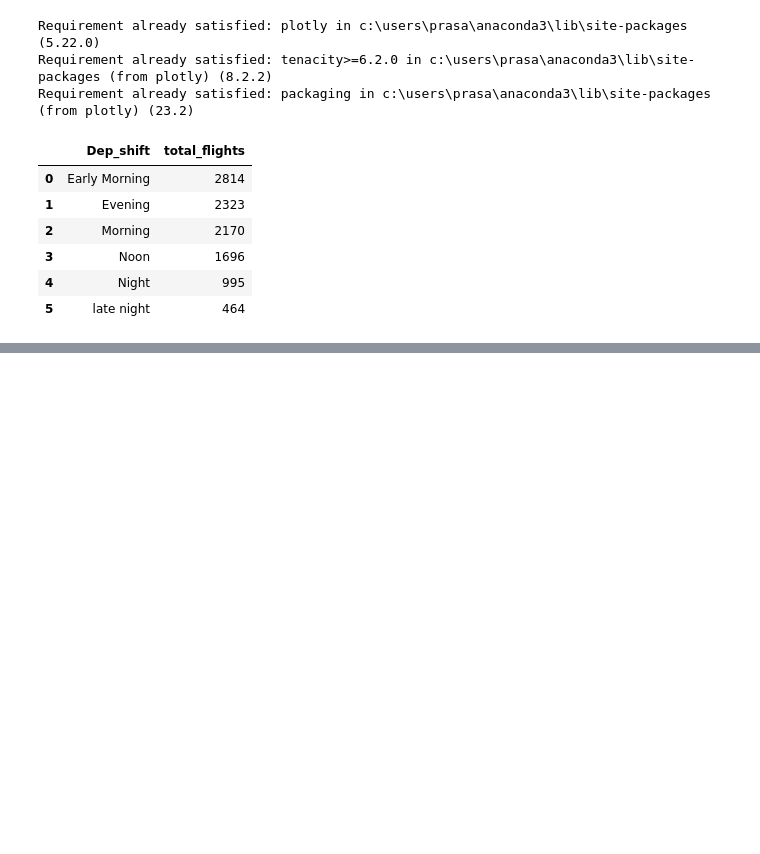
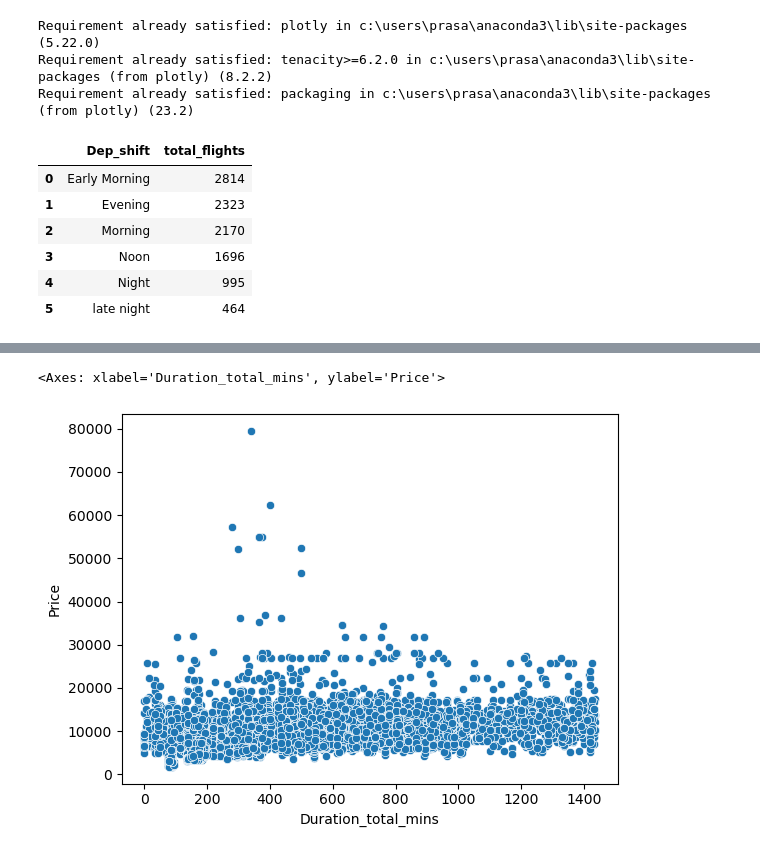
Before and after one commit to Ethan2417/Flight_Prediction_model, a Jupyter notebook: Flight_fare_prediction.ipynb, the cells around one changed output, grey strips where cells are left out. Drawn from its saved outputs; the diff is of its cells as text; code cells hidden in the pictures; blank space fills up the shorter version.

Commit message:
Data Preprocessing

```diff
--- a/Flight_fare_prediction.ipynb
+++ b/Flight_fare_prediction.ipynb
@@ -214,0 +236,2 @@ px.bar(data_frame = counts, x = "Dep_shift", y = "total_flights")
+# %%
+data['Duration'] = data['Duration'].apply(preprocess_duration)
@@ -214,0 +268,4 @@ px.bar(data_frame = counts, x = "Dep_shift", y = "total_flights")
+# %%
+data["Duration_hour"] = pd.to_timedelta(data["Duration"]).dt.components.hours
+# %%
+data["Duration_minute"] = pd.to_timedelta(data["Duration"]).dt.components.minutes
@@ -214,0 +299,2 @@ px.bar(data_frame = counts, x = "Dep_shift", y = "total_flights")
+# %%
+data["Duration_total_mins"] = data["Duration_hour"] * 60 + data["Duration_minute"]
@@ -214,0 +318,5 @@ px.bar(data_frame = counts, x = "Dep_shift", y = "total_flights")
+# %%
+sns.scatterplot(data = data, x = "Duration_total_mins", y = "Price")
+# %% [output]
+<Axes: xlabel='Duration_total_mins', ylabel='Price'>
+[figure, added]
```
Also changed, not shown: parts of 21 cells of this notebook.
